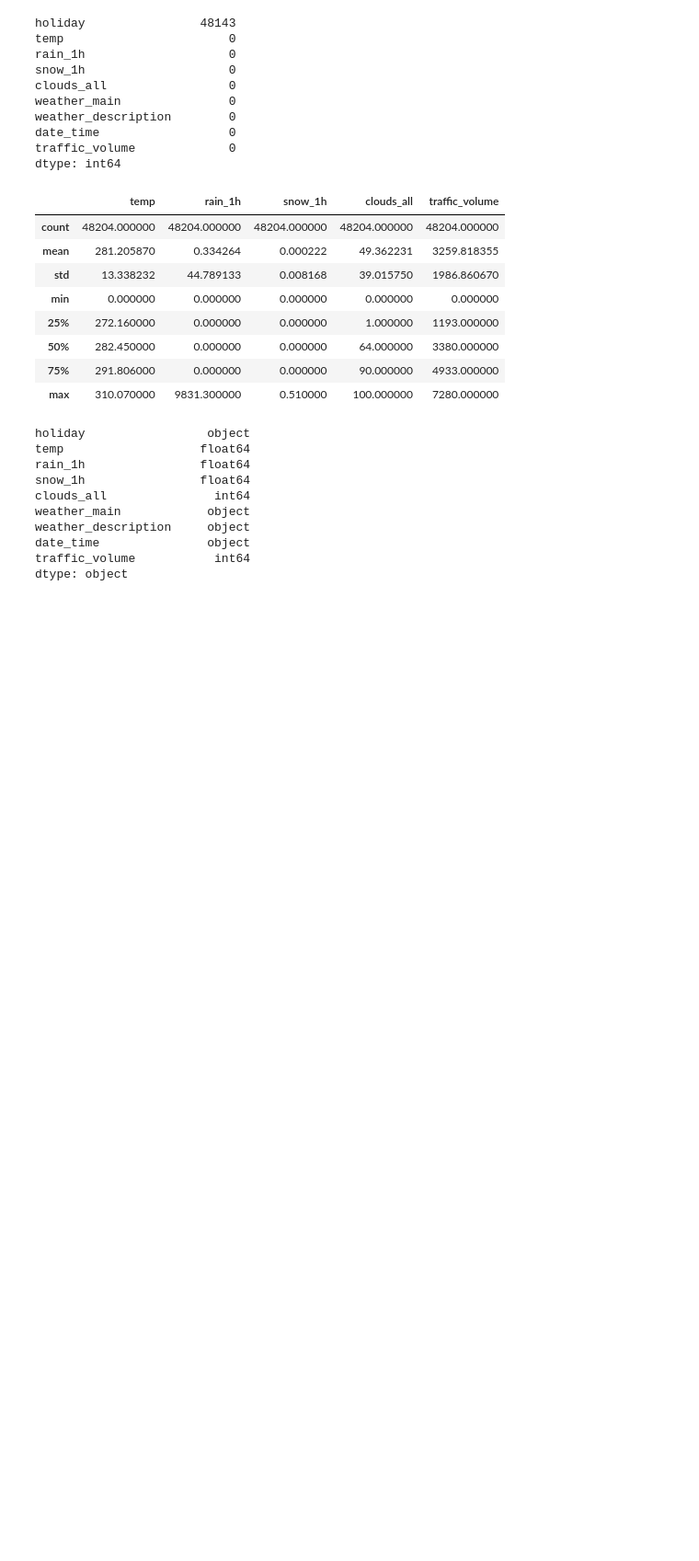
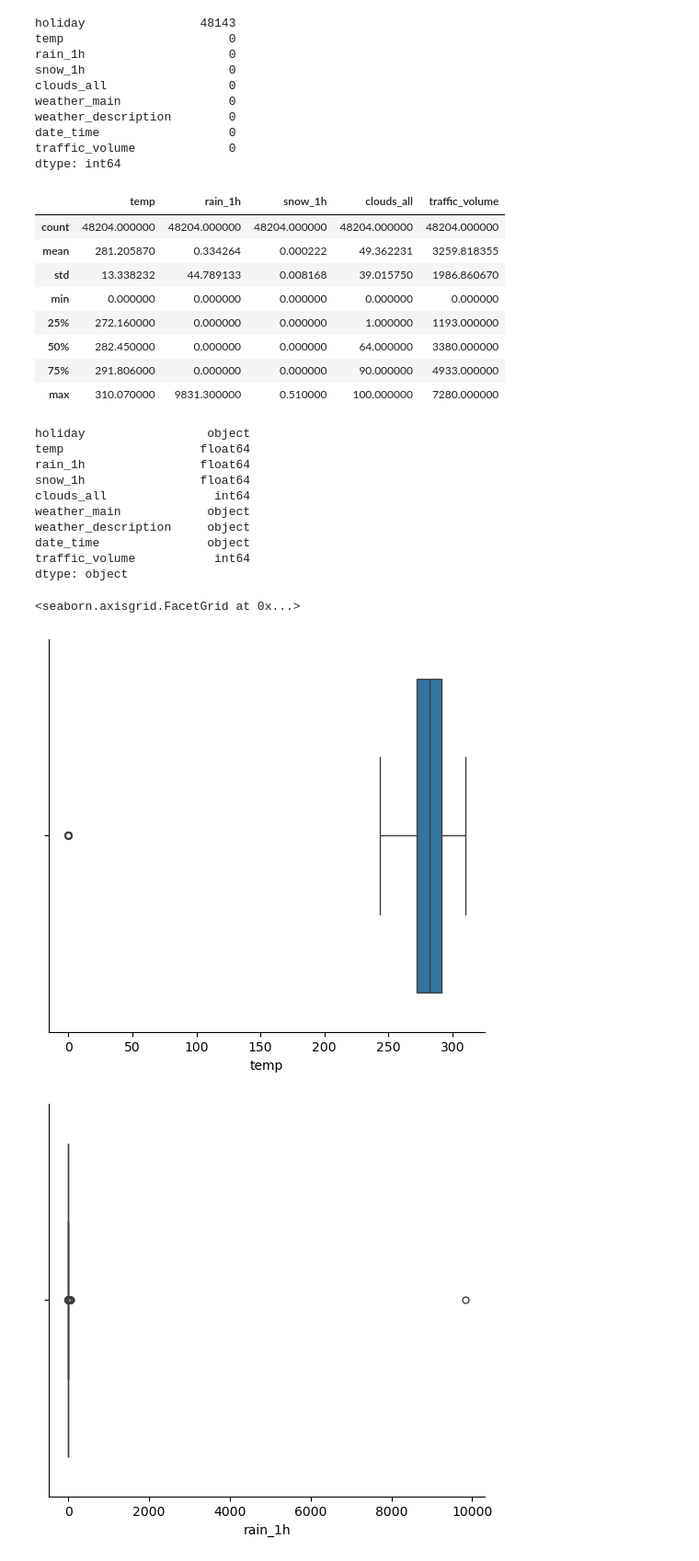
Before and after one commit to emilyrosebutz/traffic-linear-regression, a Jupyter notebook: LinearRegressionHW.ipynb, the cells around one changed output. Shown at 92% size. Cells and saved outputs as stored; diff of their text form; code cells hidden in the pictures; blank space fills up the shorter version.

```diff
--- a/LinearRegressionHW.ipynb
+++ b/LinearRegressionHW.ipynb
@@ -89,3 +89,13 @@ weather_description     object
 date_time               object
 traffic_volume           int64
 dtype: object
+# %%
+# created a faceted boxplot of each feature using seaborn
+sns.catplot(data = df, x = 'temp',kind = 'box')
+sns.catplot(data = df, x = 'rain_1h',kind = 'box')
+sns.catplot(data = df, x = 'snow_1h',kind = 'box')
+sns.catplot(data = df, x = 'traffic_volume',kind = 'box')
+# %% [output]
+<seaborn.axisgrid.FacetGrid at 0x...>
+[figure, added]
+[figure, added]
```
Also changed, not shown: parts of 1 cell of this notebook, 1 other file.
